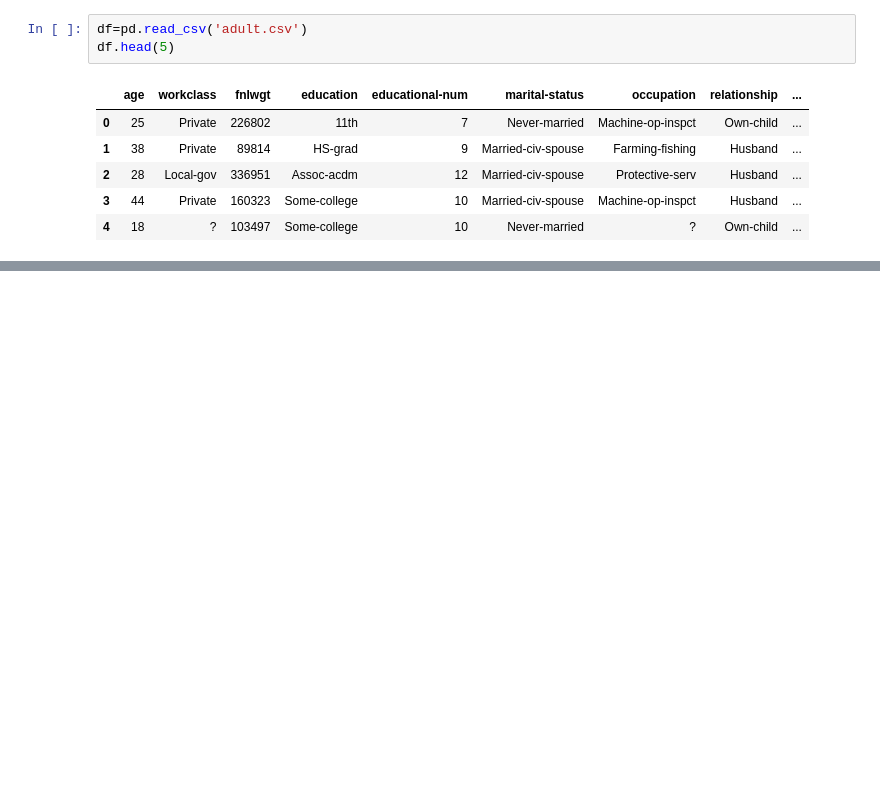
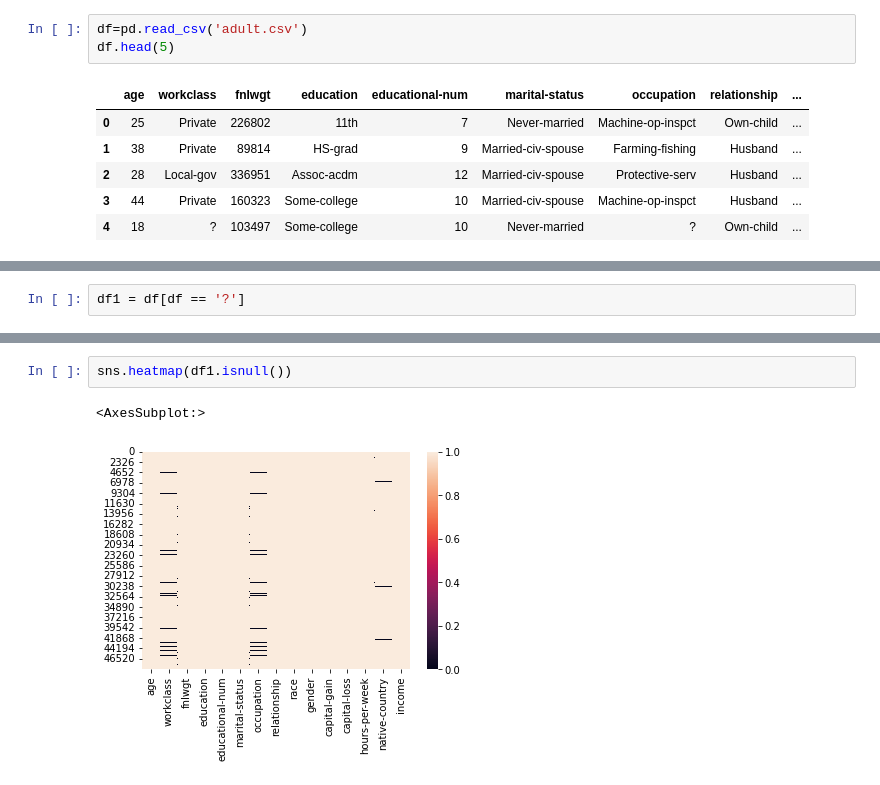
Before and after one commit to sahilsekr42/tryjup, a Jupyter notebook: Untitled.ipynb, the cells around one changed output, grey strips where cells are left out. Drawn from its saved outputs; the diff is of its cells as text; blank space fills up the shorter version.

```diff
--- a/Untitled.ipynb
+++ b/Untitled.ipynb
@@ -15,0 +77,2 @@ df.head(5)
+# %%
+df1 = df[df == '?']
@@ -15,0 +113,5 @@ df.head(5)
+# %%
+sns.heatmap(df1.isnull())
+# %% [output]
+<AxesSubplot:>
+[figure, added]
```
Also changed, not shown: parts of 7 cells of this notebook.
